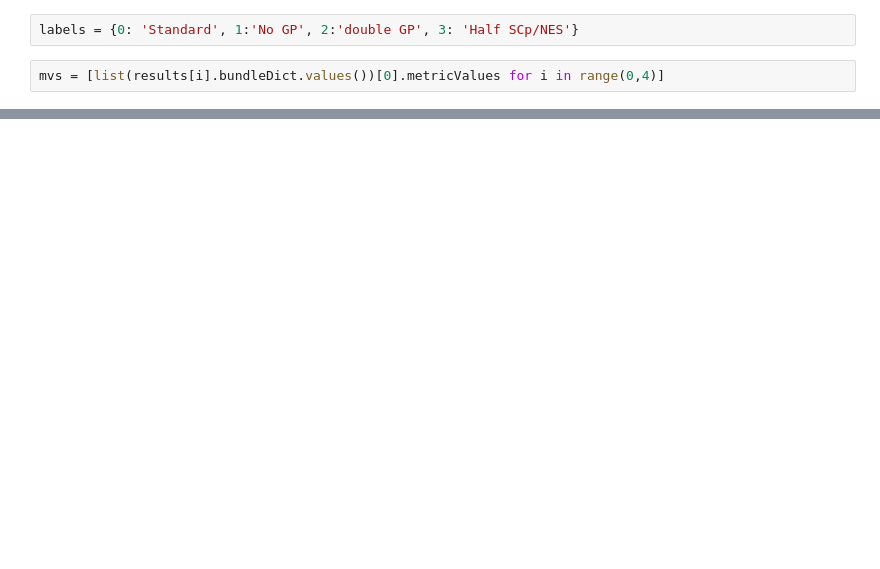
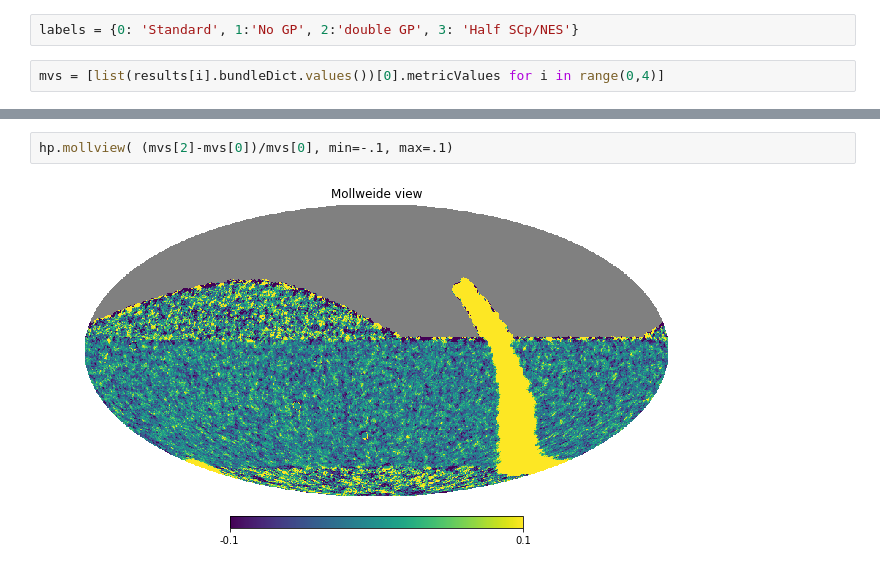
Before and after one commit to lsst-sims/sims_featureScheduler_runs1.4, a Jupyter notebook: wfd_vary/comapre.ipynb, the cells around one changed output, grey strips where cells are left out. Cells and saved outputs as stored; diff of their text form; blank space fills up the shorter version.

```diff
--- a/wfd_vary/comapre.ipynb
+++ b/wfd_vary/comapre.ipynb
@@ -68,0 +74,4 @@ ack=plt.hist(mvs[0], bins=100)
+# %%
+hp.mollview( (mvs[2]-mvs[0])/mvs[0], min=-.1, max=.1)
+# %% [output]
+[figure, added]
```
Also changed, not shown: parts of 9 cells of this notebook.
